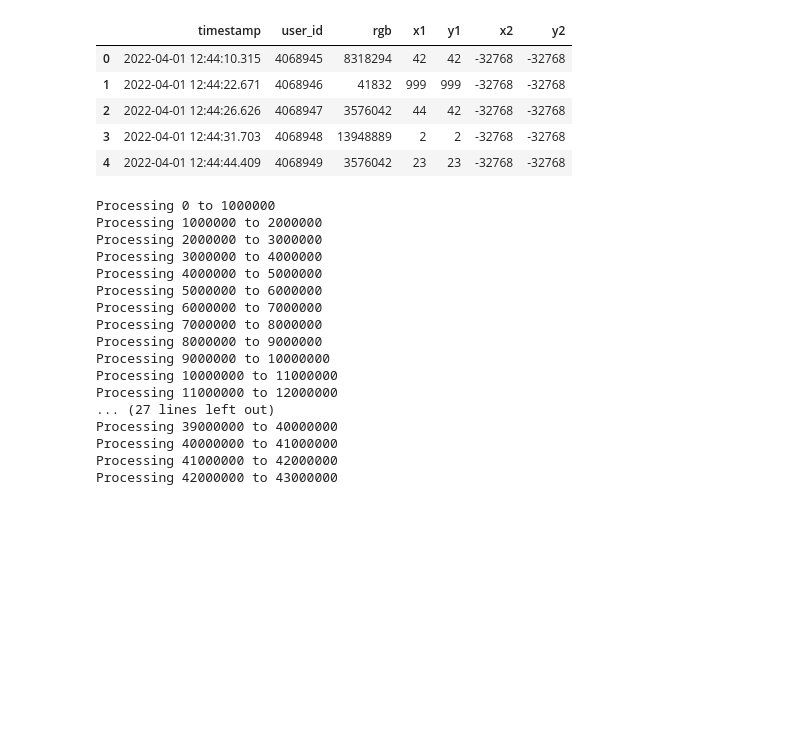
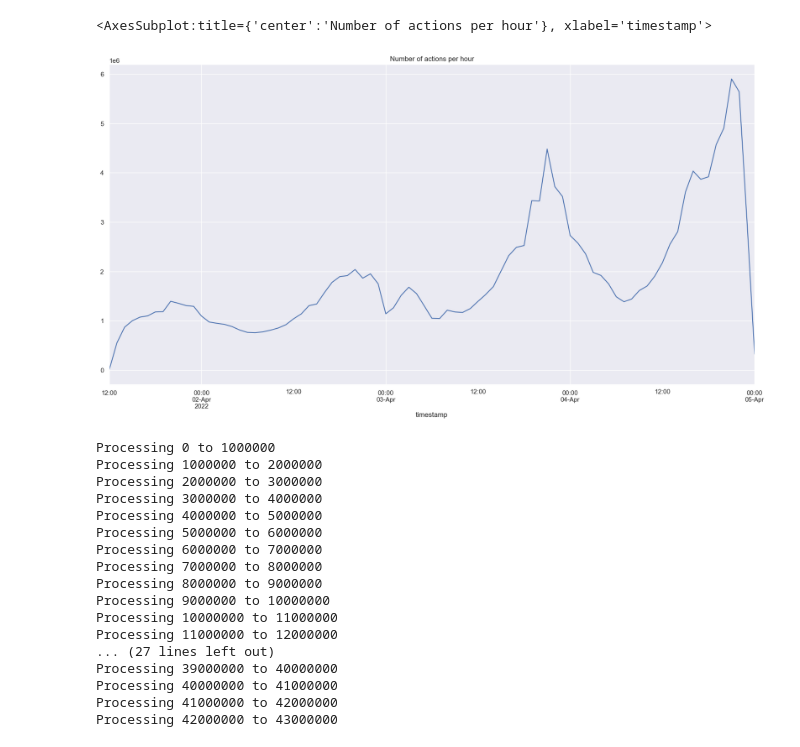
Before and after one commit to WojciechTyczynski/re-place-2022, a Jupyter notebook: Dataexploration.ipynb, the cells around one changed output. Cells and saved outputs as stored; diff of their text form; code cells hidden in the pictures; blank space fills up the shorter version.

Commit message:
some plotting stuff

```diff
--- a/Dataexploration.ipynb
+++ b/Dataexploration.ipynb
@@ -2,19 +2,24 @@
 import fastparquet
 import numpy as np
 import pandas as pd
+import seaborn as sns
+sns.set()
 # import matplotlib.pylab as plt
 # %%
 df = pd.read_parquet('dataset/2022_place_deephaven.parquet', engine='fastparquet')
 df['timestamp'] = pd.to_datetime(df['timestamp'],unit='ns')
-# %%
-df.head()
-# %% [output]
-|  | timestamp | user_id | rgb | x1 | y1 | x2 | y2 |
-| 0 | 2022-04-01 12:44:10.315 | 4068945 | 8318294 | 42 | 42 | -32768 | -32768 |
-| 1 | 2022-04-01 12:44:22.671 | 4068946 | 41832 | 999 | 999 | -32768 | -32768 |
-| 2 | 2022-04-01 12:44:26.626 | 4068947 | 3576042 | 44 | 42 | -32768 | -32768 |
-| 3 | 2022-04-01 12:44:31.703 | 4068948 | 13948889 | 2 | 2 | -32768 | -32768 |
-| 4 | 2022-04-01 12:44:44.409 | 4068949 | 3576042 | 23 | 23 | -32768 | -32768 |
+# %%
+# group by hour pr day and count the number of observations in each hour
+df_hour = df.groupby([df['timestamp'].dt.date, df['timestamp'].dt.hour]).count()
+# %%
+# concat the two indexes to a timestamp
+df_hour['timestamp'] = df_hour.index.map(lambda x: pd.Timestamp(x[0].strftime('%Y-%m-%d') + ' ' + str(x[1]) + ':00:00'))
+# %%
+# plot the number of observations per hour
+df_hour.plot(x='timestamp', y='user_id', figsize=(20,10), title='Number of actions per hour', legend=False)
+# %% [output]
+<AxesSubplot:title={'center':'Number of actions per hour'}, xlabel='timestamp'>
+[figure, added]
 # %%
 from PIL import Image
 import os
```
